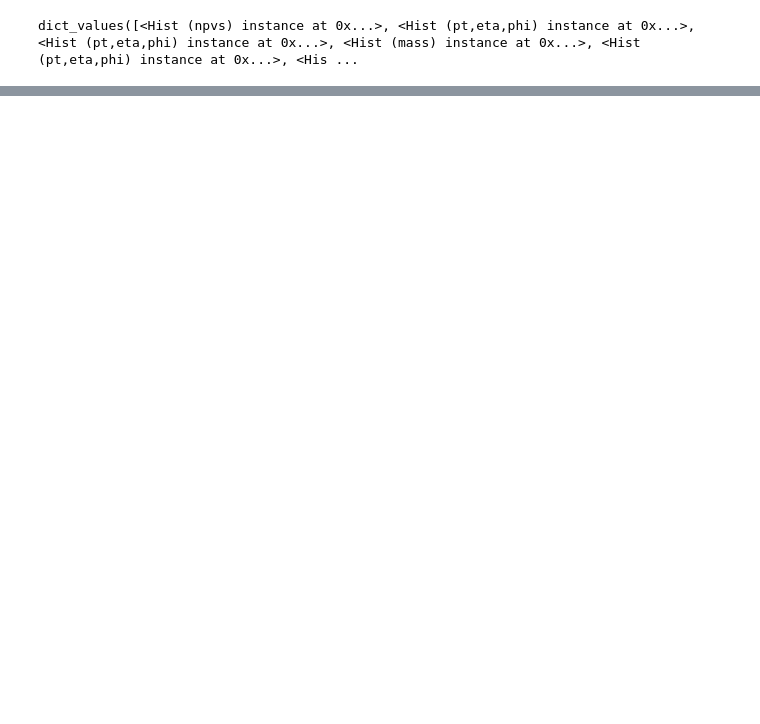
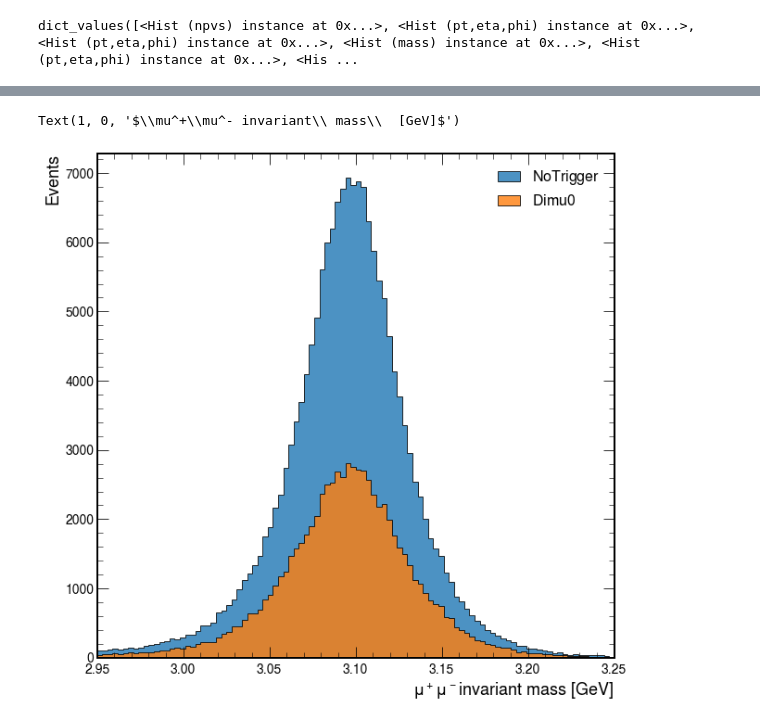
Before and after one commit to Mapse/OniaOpenCharmRun2ULAna, a Jupyter notebook: temp/JpsiOpenCharmPlots.ipynb, the cells around one changed output, grey strips where cells are left out. Cells and saved outputs as stored; diff of their text form; code cells hidden in the pictures; blank space fills up the shorter version.

```diff
--- a/temp/JpsiOpenCharmPlots.ipynb
+++ b/temp/JpsiOpenCharmPlots.ipynb
@@ -810,3 +746,34 @@ plt.style.use(mplhep.style.CMS)
 
 from coffea.nanoevents.methods import candidate
 ak.behavior.update(candidate.behavior)
+# %%
+######### comparison triggers ##############
+
+file_no_trigger = '../output/Monte_Carlo_2017/Monte_Carlo_2017_hists.coffea'
+file_dimu0 = '../output/Monte_Carlo_2017_Dimu0/Monte_Carlo_2017_Dimu0_hists.coffea'
+
+hists_no_trigger = load(file_no_trigger)
+hists_dimu0  = load(file_dimu0)
+# %%
+stack_fill_opts = {
+    'alpha': 0.8,
+    'edgecolor':(0,0,0,.5)
+}
+# %%
+####### Jpsi mass #######
+
+# No_trigger
+ax = hist.plot1d(hists_no_trigger['Jpsi_mass'], fill_opts=stack_fill_opts)
+
+# HLT0
+ay = hist.plot1d(hists_dimu0['Jpsi_mass'], fill_opts=stack_fill_opts)
+
+
+handles, labels = ax.get_legend_handles_labels()
+labels = ['$No Trigger$', '$Dimu0$']
+ax.legend(handles, labels, prop={'size': 16})
+
+ax.set_xlabel('$\mu^+\mu^- invariant\ mass\  [GeV]$')
+# %% [output]
+Text(1, 0, '$\\mu^+\\mu^- invariant\\ mass\\  [GeV]$')
+[figure, added]
```
Also changed, not shown: parts of 40 cells of this notebook, 13 other files.
